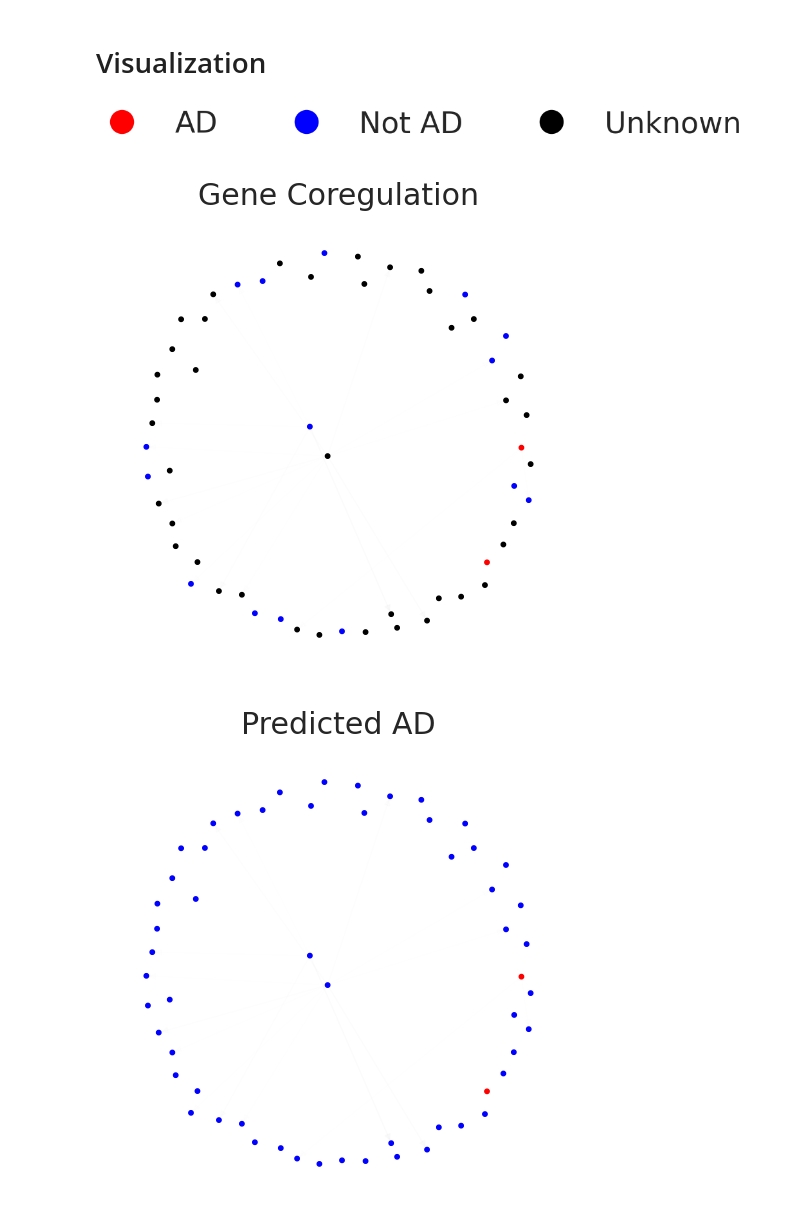
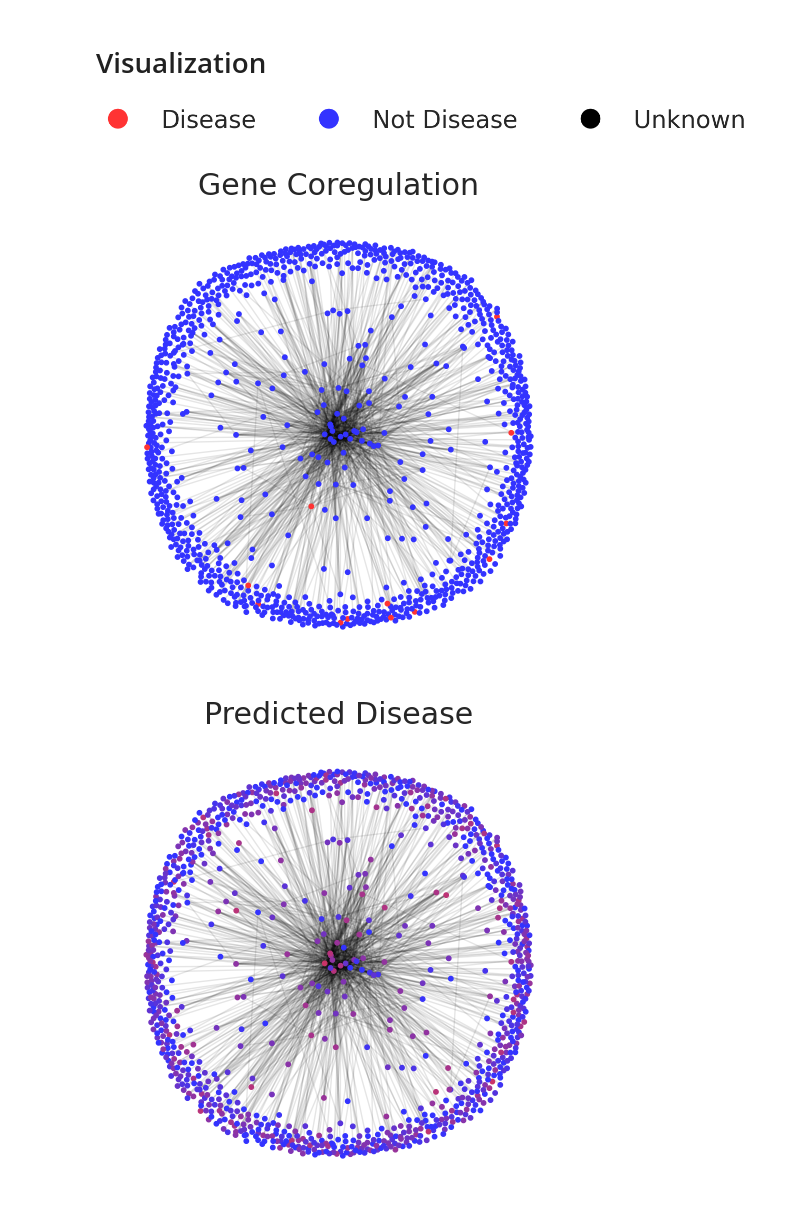
Before and after one commit to Oafish1/GNN-Plus, a Jupyter notebook: gene_classification.ipynb, the cells around one changed output. Drawn from its saved outputs; the diff is of its cells as text; code cells hidden in the pictures.

Commit message:
New runs, new labels

```diff
--- a/gene_classification.ipynb
+++ b/gene_classification.ipynb
@@ -340,0 +611,3 @@ Accuracy: 0.9733
+# %%
+# Set colors
+sns.set_palette('husl', 3)
@@ -341,5 +661,3 @@ Accuracy: 0.9733
 # %% [markdown]
 # Visualization
-# %%
-sns.set_palette('husl', len(np.unique(labels)))
 # %%
@@ -368,5 +686,5 @@ plt.savefig('results/fig_legend.png', bbox_inches=bbox, dpi=300)
 # %%
 from IPython.display import display, Image
-display( Image(filename='results/fig_legend.png', width=800) )
+display( Image(filename=f'{results_dir}/fig_legend.png', width=800) )
 # %% [output]
-[figure, old version]
+[figure, new version]
@@ -373,8 +762,9 @@ display( Image(filename='results/fig_legend.png', width=800) )
 # %%
 np.random.seed(42)
-submask = torch.tensor((np.random.rand(dataset.x.shape[0]) > .97), dtype=bool)
+# submask = torch.tensor((np.random.rand(dataset.x.shape[0]) > .7), dtype=bool)
+submask = torch.tensor((np.random.rand(dataset.x.shape[0]) > .4), dtype=bool) * dataset.val_mask
 G = tg.utils.to_networkx(dataset.subgraph(np.argwhere(submask).flatten()), node_attrs=['x'], edge_attrs=['edge_weight'], to_undirected=not directed)
-edge_color = [(0, 0, 0, .1*G[u][v]['edge_weight']) for u, v in G.edges]
+edge_color = [(0, 0, 0, .1*G[u][v]['edge_weight'] / float(dataset.subgraph(np.argwhere(submask).flatten()).edge_weight.max())) for u, v in G.edges]
 pos = nx.spring_layout(G, weight='edge_weight', k=.5)
 
 # Original Data
@@ -388,17 +778,28 @@ nx.draw(
     pos=pos,
 )
 plt.title('Gene Coregulation')
-plt.savefig('results/fig_data.png', dpi=300)
+plt.savefig(f'{results_dir}/fig_data-{runs}-{folds}.png', dpi=300)
 
 # Computed Data
 fig, ax = plt.subplots(1, 1, figsize=(6, 6))
 # pred = model(dataset).detach().argmax(dim=1)
-threshold = pred_raw[train_idx, 1].flatten().quantile(1 - (sum(labels=='AD') / (sum(labels=='AD') + sum(labels=='notAD'))))
+threshold = pred_raw[data.train_mask, 1].flatten().quantile(1 - (sum(labels=='pos') / (sum(labels=='pos') + sum(labels=='neg'))))
 pred = 1*(model(dataset).detach()[:, 1] > threshold)
 # Show known
-node_color = [color_map[trans_inv[int(v)]] if v != 2 else color_map[trans_inv[int(w)]] for v, w in zip(dataset.y[submask], pred[submask])]
+# node_color = [color_map[trans_inv[int(v)]] if v != 2 else color_map[trans_inv[int(w)]] for v, w in zip(dataset.y[submask], pred[submask])]
 # Do not show known
 # node_color = [color_map[trans_inv[int(v)]] for v in pred[submask]]
+# Show spectrum
+strong_range = .1
+center = .4
+min_range, max_range = center - strong_range, center + strong_range
+node_color = [
+    np.array(
+        (1-((max(min(v[1], max_range), min_range) - min_range)/(2*strong_range)))*color_map['neg']
+        + ((max(min(v[1], max_range), min_range) - min_range)/(2*strong_range))*color_map['pos']
+    )
+        for v in pred_raw[submask].exp().numpy()]
+node_color = [[max(min(cv, 1), 0) for cv in c] for c in node_color]
 nx.draw(
     G,
     node_color=node_color,
@@ -406,8 +807,8 @@ nx.draw(
     node_size=10,
     pos=pos,
 )
-plt.title('Predicted AD')
-plt.savefig('results/fig_prediction.png', dpi=300)
+plt.title('Predicted Disease')
+plt.savefig(f'{results_dir}/fig_prediction-{runs}-{folds}.png', dpi=300)
 # %% [output]
-[figure, old version]
+[figure, new version]
-[figure, old version]
+[figure, new version]
```
Also changed, not shown: parts of 30 cells of this notebook, 22 other files.
